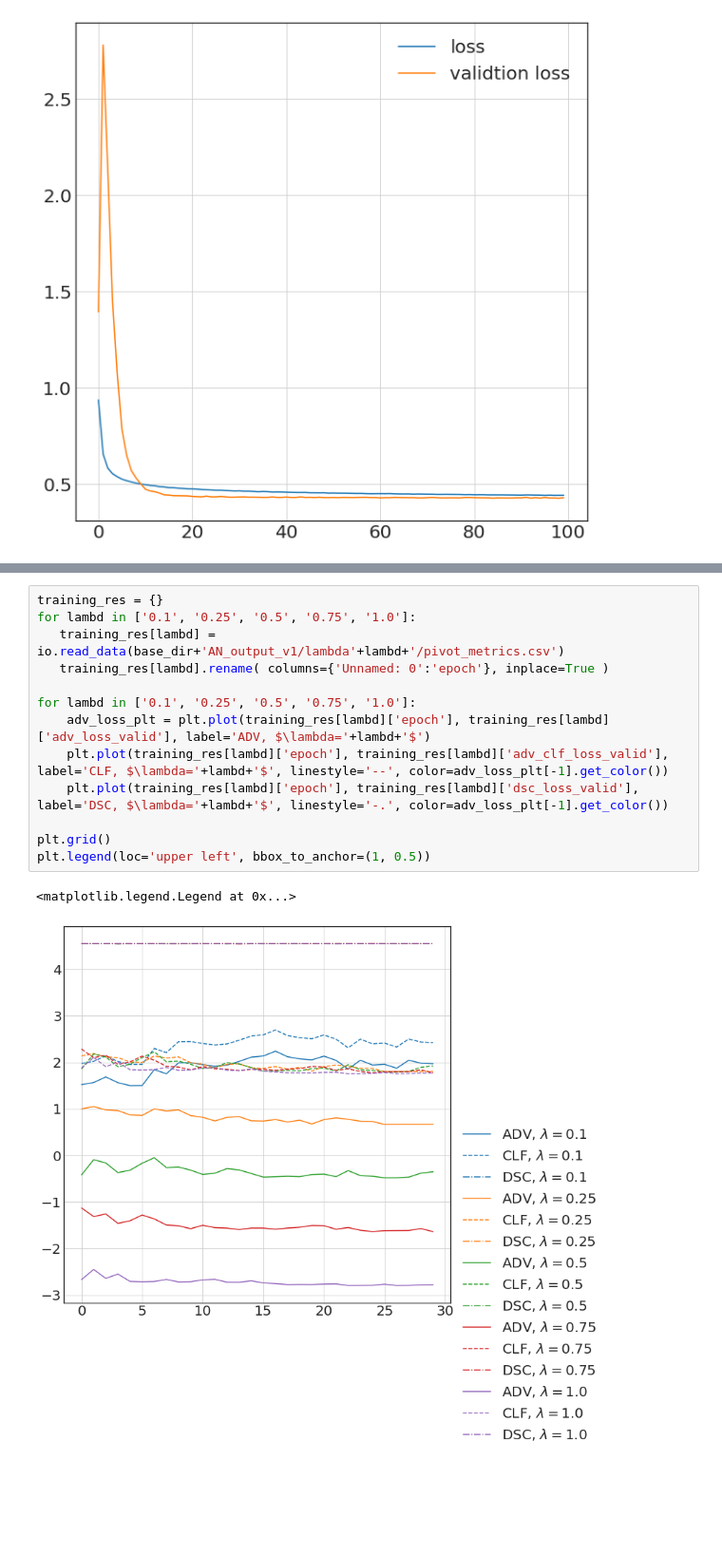
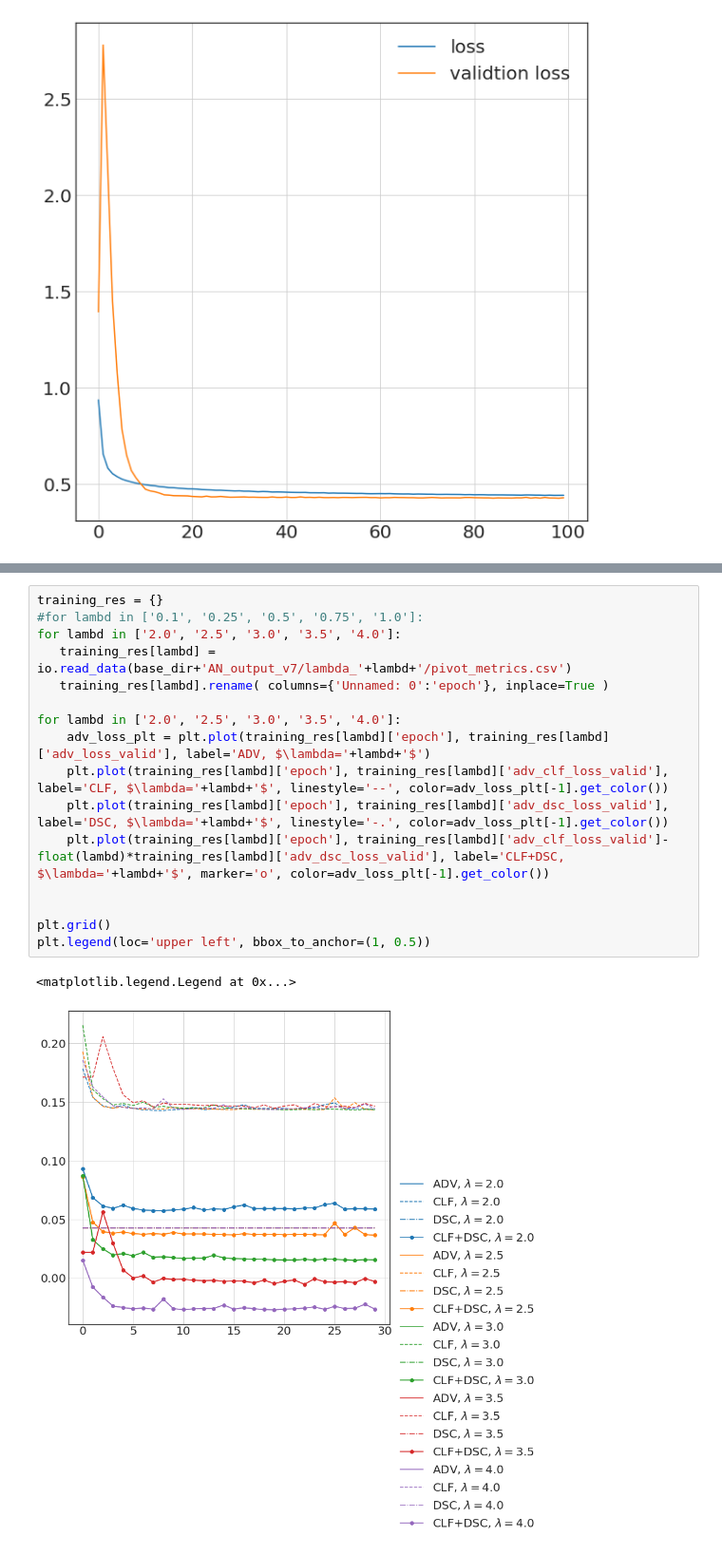
Before and after one commit to simonepigazzini/diphotonID-MVA, a Jupyter notebook: notebooks/AN_pivot_training_checks.ipynb, the cells around one changed output, grey strips where cells are left out. Shown: that part at 95% size. Saved outputs shown, nothing was run; the diff lists cells and outputs as text; blank space fills up the shorter version.

Commit message:
Update with lambda scan

```diff
--- a/notebooks/AN_pivot_training_checks.ipynb
+++ b/notebooks/AN_pivot_training_checks.ipynb
@@ -38,16 +44,19 @@ plt.grid()
 # %%
 training_res = {}
-for lambd in ['0.1', '0.25', '0.5', '0.75', '1.0']:
-   training_res[lambd] = io.read_data(base_dir+'AN_output_v1/lambda'+lambd+'/pivot_metrics.csv')
+#for lambd in ['0.1', '0.25', '0.5', '0.75', '1.0']:
+for lambd in ['2.0', '2.5', '3.0', '3.5', '4.0']:
+   training_res[lambd] = io.read_data(base_dir+'AN_output_v7/lambda_'+lambd+'/pivot_metrics.csv')
    training_res[lambd].rename( columns={'Unnamed: 0':'epoch'}, inplace=True )
 
-for lambd in ['0.1', '0.25', '0.5', '0.75', '1.0']:
+for lambd in ['2.0', '2.5', '3.0', '3.5', '4.0']:
     adv_loss_plt = plt.plot(training_res[lambd]['epoch'], training_res[lambd]['adv_loss_valid'], label='ADV, $\lambda='+lambd+'$')
     plt.plot(training_res[lambd]['epoch'], training_res[lambd]['adv_clf_loss_valid'], label='CLF, $\lambda='+lambd+'$', linestyle='--', color=adv_loss_plt[-1].get_color())
-    plt.plot(training_res[lambd]['epoch'], training_res[lambd]['dsc_loss_valid'], label='DSC, $\lambda='+lambd+'$', linestyle='-.', color=adv_loss_plt[-1].get_color())
+    plt.plot(training_res[lambd]['epoch'], training_res[lambd]['adv_dsc_loss_valid'], label='DSC, $\lambda='+lambd+'$', linestyle='-.', color=adv_loss_plt[-1].get_color())
+    plt.plot(training_res[lambd]['epoch'], training_res[lambd]['adv_clf_loss_valid']-float(lambd)*training_res[lambd]['adv_dsc_loss_valid'], label='CLF+DSC, $\lambda='+lambd+'$', marker='o', color=adv_loss_plt[-1].get_color())
+
 
 plt.grid()
 plt.legend(loc='upper left', bbox_to_anchor=(1, 0.5))
 # %% [output]
 <matplotlib.legend.Legend at 0x...>
-[figure, old version]
+[figure, new version]
```
Also changed, not shown: parts of 3 cells of this notebook, 4 other files.
